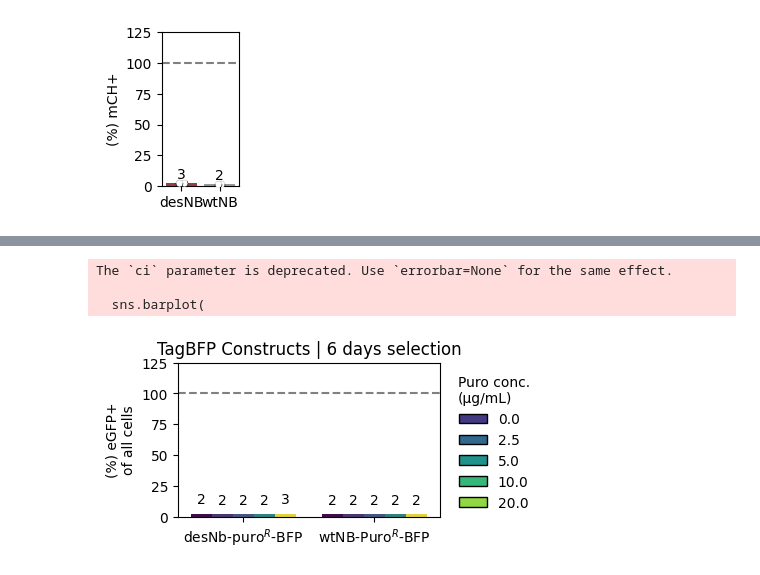
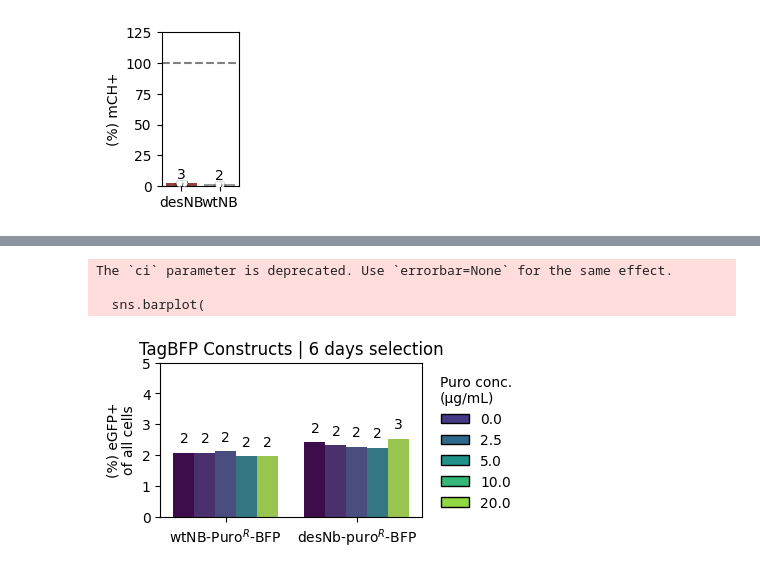
Before and after one commit to GallowayLabMIT/dasit_manuscript, a Jupyter notebook: Figure_XX_mCherry/Figure_XX_mCherry.ipynb, the cells around one changed output, grey strips where cells are left out. Cells and saved outputs as stored; diff of their text form; code cells hidden in the pictures.

```diff
--- a/Figure_XX_mCherry/Figure_XX_mCherry.ipynb
+++ b/Figure_XX_mCherry/Figure_XX_mCherry.ipynb
@@ -26,6 +27,17 @@ custom_long_name = 't-test for independent samples from scipy with less 1-way (m
 custom_short_name = 't-test_ind_less'
 custom_func = ttest_ind
 ttest_ind_less = StatTest(custom_func, custom_long_name, custom_short_name, alternative='less')
+# %%
+viridis = matplotlib.colormaps['viridis']
+
+# Sample only the first 85% of the colormap
+colors = viridis(np.linspace(0, 0.85, 256))
+
+# Create a new colormap
+viridis_no_yellow = LinearSegmentedColormap.from_list(
+    'viridis_no_yellow',
+    colors
+)
 # %%
 # Set paths to the experiment folder and where to find the data
 base_path = rd.datadir/'data'/'attune'/'Mary'
@@ -212,7 +224,7 @@ y = 'percent'
 marker_list = ['o', 's', '^', 'D', 'P', 'X']
 
 antibiotic_map = {'desNb(mCherry)-BFP':'puro', 'wtNb(mCherry)-BFP':'puro','desNb(mCherry)':'puro','wtNb(mCherry)':'puro'}
-
+palette = viridis_no_yellow
 
 for cond in data.cond.unique():
 
@@ -230,7 +242,7 @@ for cond in data.cond.unique():
     sns.barplot(
         ax=ax, data=curr_df,
         x=x, y=y, ci=None, hue=hue,
-        palette="viridis", alpha=1)
+        palette=palette, alpha=1)
 
     # Plot tech reps
     for (j, biorep) in enumerate(curr_df.biorep.unique()):
@@ -324,7 +352,7 @@ x = 'cond'
 y = 'percent'
 marker_list = ['o', 's', '^', 'D', 'P', 'X']
 
-order = ['desNb(mCherry)-BFP','wtNb(mCherry)-BFP']
+order = ['wtNb(mCherry)-BFP','desNb(mCherry)-BFP']
 
 antibiotic_map = {'desNb(mCherry)-BFP':'puro', 'wtNb(mCherry)-BFP':'puro','desNb(mCherry)':'puro','wtNb(mCherry)':'puro'}
 
@@ -336,6 +364,7 @@ label_map = {'desNb(mCherry)-BFP':'desNb-puro$^R$-BFP',
 
 df_curr = data_mCH_percent_reps.loc[(data_mCH_percent_reps.cond == 'desNb(mCherry)-BFP') | (data_mCH_percent_reps.cond == 'wtNb(mCherry)-BFP')]
 
+palette = viridis_no_yellow
 hue = 'puro'
 Puro_conds = np.array([0,2.5,5,10,20])
 
@@ -350,7 +379,7 @@ sns.barplot(
     ax=ax, data=df_curr,
     x=x, y=y, ci=None, hue=hue,hue_order=hue_order,
     order=order,
-    palette='viridis', alpha=1)
+    palette=palette, alpha=1)
 
 
 # Plot tech reps
@@ -367,7 +396,7 @@ for (j, Date) in enumerate(df_curr.biorep.unique()):
     )
 
 # Create colors matching the barplot
-colors = sns.color_palette("viridis", n_colors=len(hue_order))
+colors = sns.color_palette('viridis', n_colors=len(hue_order))
 
 legend_handles = [
     Patch(facecolor=color, edgecolor='black', label=str(puro))
@@ -385,33 +414,33 @@ ax.legend(
     bbox_to_anchor=(1.02, 1),
     frameon=False
 )
 
 # Formatting
 ax.yaxis.set_label_text('(%) eGFP+\nof all cells')
-ax.set_ylim((0, 125))
+ax.set_ylim((0, 5))
 
 # Title
 ax.set_title('TagBFP Constructs | 6 days selection')
 ax.axhline(100, 0, 1, color='grey', linestyle='--')
 ax.set_xlabel('')
 ax.set_xticklabels([label_map[l] for l in order])
 
 # Add barplot labels
 for sub_ax in plt.gcf().get_axes():
     for i in sub_ax.containers:
         bar_labels = sub_ax.bar_label(i, fmt='%0.0f', padding=5)
         for label in bar_labels:
             label.set_bbox(
                 dict(facecolor='white', alpha=0.75, linewidth=0, pad=1)
             )
 
 # Make room for legend
 fig.subplots_adjust(right=0.78)
 
-plottitle = 'tagBFP_DASIT_puro.svg'
+plottitle = 'Figure_BFP_mCH_percent.svg'
 plt.savefig(rd.outfile(output_path/plottitle),bbox_inches='tight')
 # %% [output]
 The `ci` parameter is deprecated. Use `errorbar=None` for the same effect.
 
   sns.barplot(
-[figure, old version]
+[figure, new version]
```
Also changed, not shown: parts of 14 cells of this notebook, 7 other files.
